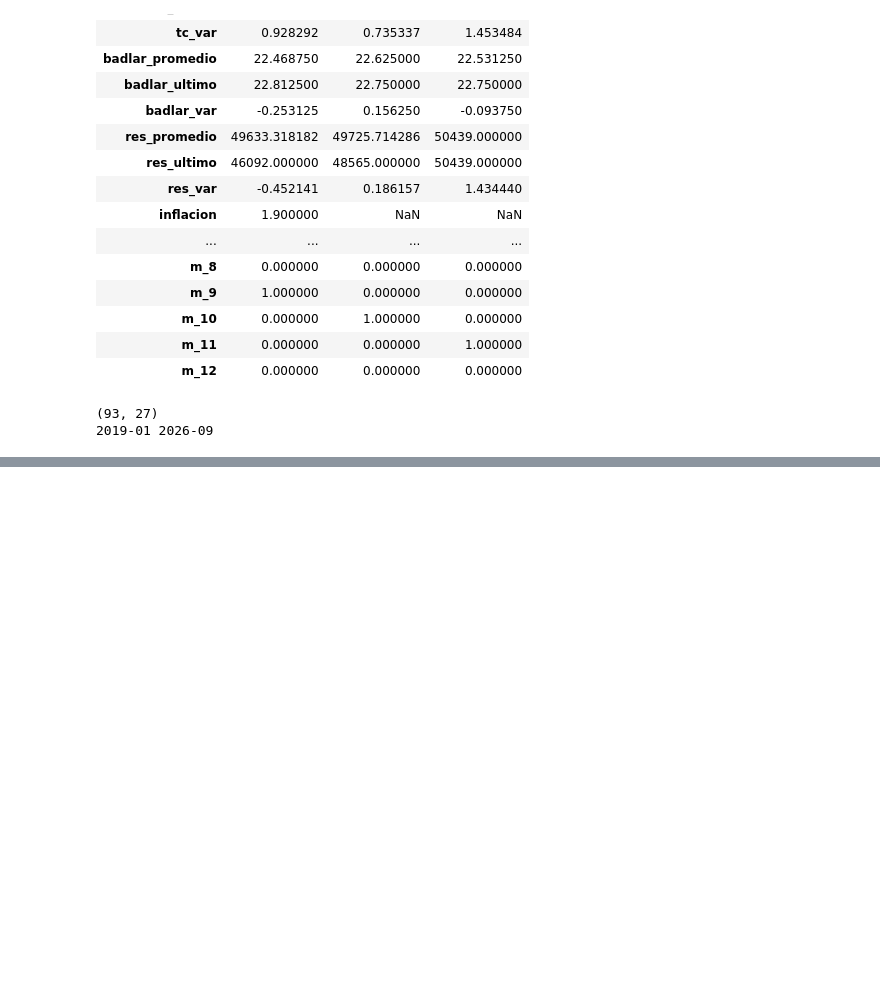
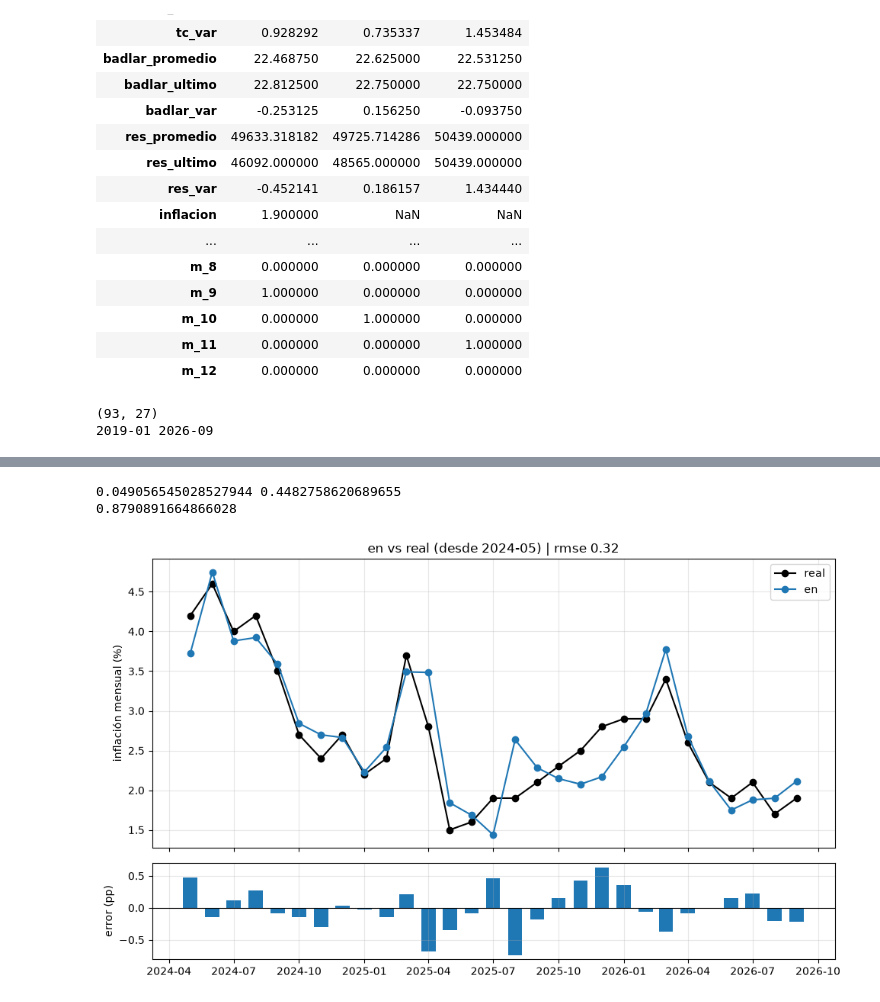
Before and after one commit to maximoquintia/inflacion-ar, a Jupyter notebook: notebooks/01_bcra_inflacion.ipynb, the cells around one changed output, grey strips where cells are left out. Drawn from its saved outputs; the diff is of its cells as text; code cells hidden in the pictures; blank space fills up the shorter version.

Commit message:
backtest elastic net con cv, test de diebold-mariano, graficos y conclusiones

```diff
--- a/notebooks/01_bcra_inflacion.ipynb
+++ b/notebooks/01_bcra_inflacion.ipynb
@@ -446,0 +479,7 @@ print(base_modelo.index.min(), base_modelo.index.max())
+# %%
+modelo = make_pipeline(StandardScaler(), ElasticNet(alpha=0.05, l1_ratio=0.5))
+modelo.fit(X, y)
+
+coefs = pd.Series(modelo.named_steps["elasticnet"].coef_, index=X.columns)
+print(coefs.sort_values())
+print("intercepto:", modelo.named_steps["elasticnet"].intercept_)
@@ -446,0 +551,5 @@ print(base_modelo.index.min(), base_modelo.index.max())
+# %%
+e_en  = resultados["inflacion"] - resultados["en"]
+e_rem = resultados["inflacion"] - resultados["rem"]
+
+d = e_rem**2 - e_en**2
@@ -446,0 +583,35 @@ print(base_modelo.index.min(), base_modelo.index.max())
+# %%
+d2 = d.loc["2024-05":]
+print(d2.mean(), (d2 > 0).mean())
+print(d2.mean() / (d2.std() / len(d2)**0.5))
+# %% [output]
+0.049056545028527944 0.4482758620689655
+0.8790891664866028
+# %%
+import matplotlib.pyplot as plt
+
+def graficar(col, desde="2024-05"):
+    d = resultados.loc[desde:]
+    x = d.index.to_timestamp()
+    err = d["inflacion"] - d[col]
+
+    fig, (ax1, ax2) = plt.subplots(2, 1, figsize=(10, 6), sharex=True, gridspec_kw={"height_ratios": [3, 1]})
+
+    ax1.plot(x, d["inflacion"], color="black", marker="o", label="real")
+    ax1.plot(x, d[col], color="tab:blue", marker="o", label=col)
+    ax1.set_ylabel("inflación mensual (%)")
+    ax1.set_title(f"{col} vs real (desde {desde}) | rmse {rmse(err):.2f}")
+    ax1.grid(alpha=0.3)
+    ax1.legend()
+
+    ax2.bar(x, err, width=20, color="tab:blue")
+    ax2.axhline(0, color="black", linewidth=0.8)
+    ax2.set_ylabel("error (pp)")
+    ax2.grid(alpha=0.3)
+
+    plt.tight_layout()
+    plt.show()
+
+graficar("en")
+# %% [output]
+[figure, added]
```
Also changed, not shown: parts of 7 cells of this notebook.
